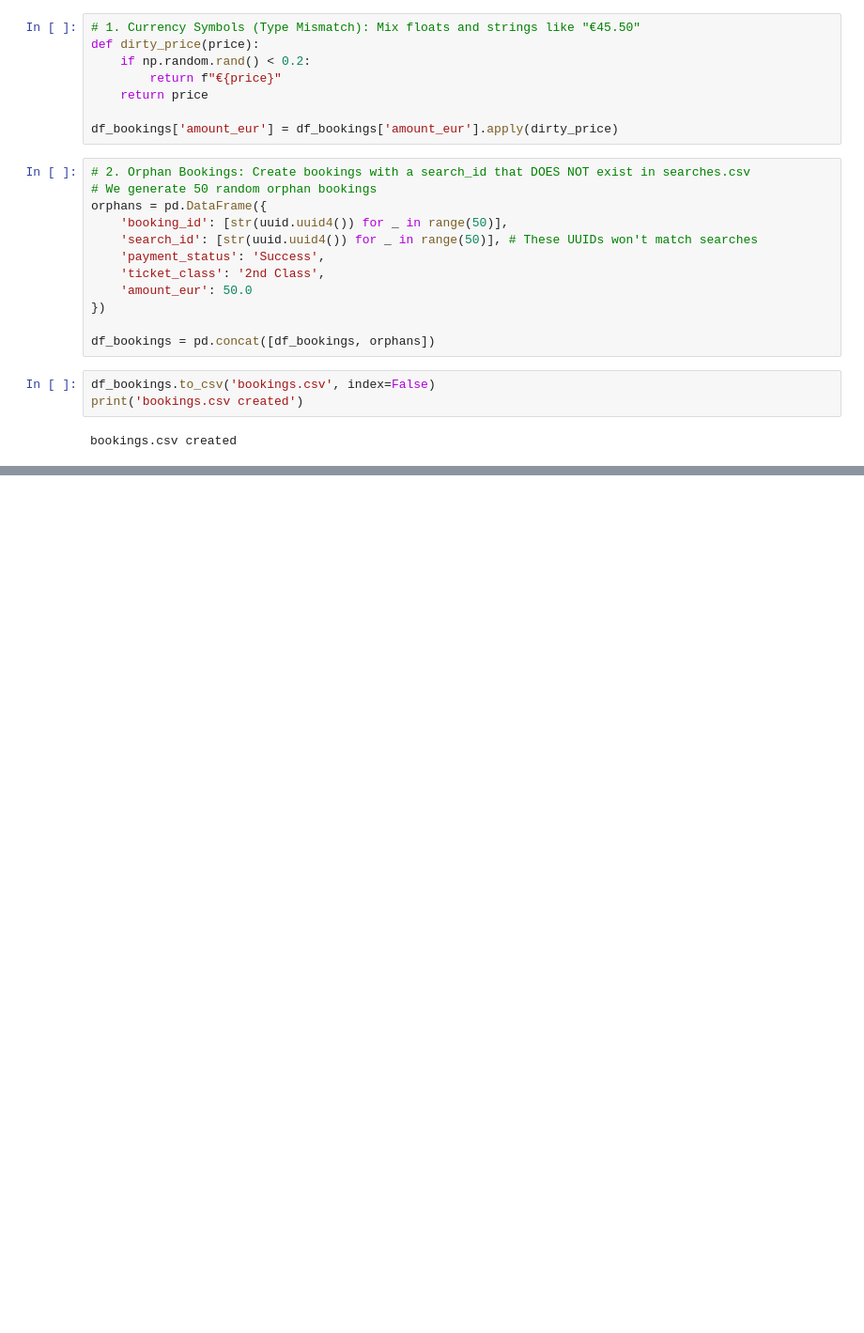
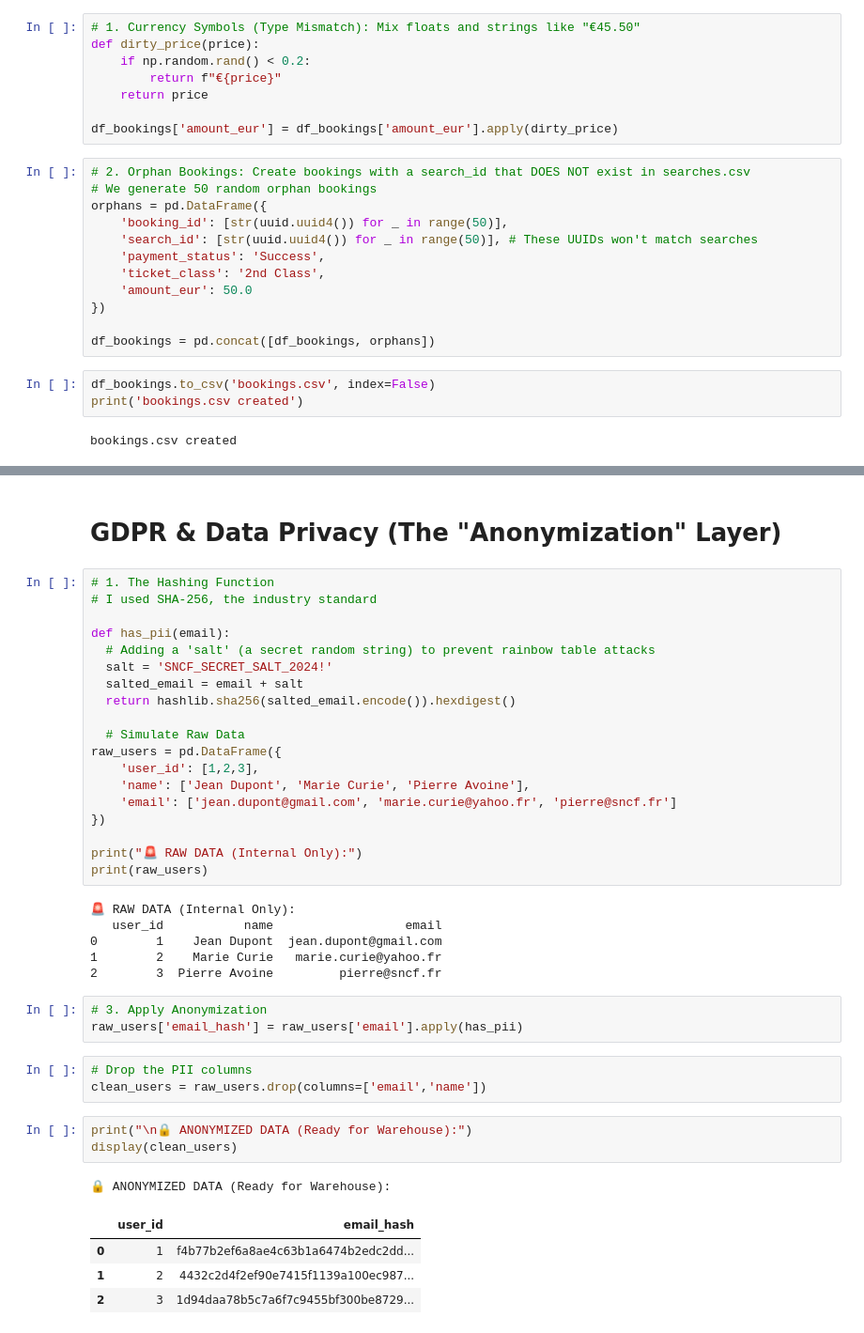
Before and after one commit to cbonnin88/RailFlow, a Jupyter notebook: Data_Generation_RailFlow.ipynb, the cells around one changed output, grey strips where cells are left out. Shown at 94% size. Drawn from its saved outputs; the diff is of its cells as text; blank space fills up the shorter version.

Commit message:
Implemented a GDPR & Data Privacy function

```diff
--- a/Data_Generation_RailFlow.ipynb
+++ b/Data_Generation_RailFlow.ipynb
@@ -202,0 +204,42 @@ df_bookings.head()
+# %% [markdown]
+# **GDPR & Data Privacy (The "Anonymization" Layer)**
+# %%
+# 1. The Hashing Function
+# I used SHA-256, the industry standard
+
+def has_pii(email):
+  # Adding a 'salt' (a secret random string) to prevent rainbow table attacks
+  salt = 'SNCF_SECRET_SALT_2024!'
+  salted_email = email + salt
+  return hashlib.sha256(salted_email.encode()).hexdigest()
+
+  # Simulate Raw Data
+raw_users = pd.DataFrame({
+    'user_id': [1,2,3],
+    'name': ['Jean Dupont', 'Marie Curie', 'Pierre Avoine'],
+    'email': ['jean.dupont@gmail.com', 'marie.curie@yahoo.fr', 'pierre@sncf.fr']
+})
+
+print("🚨 RAW DATA (Internal Only):")
+print(raw_users)
+# %% [output]
+🚨 RAW DATA (Internal Only):
+   user_id           name                  email
+0        1    Jean Dupont  jean.dupont@gmail.com
+1        2    Marie Curie   marie.curie@yahoo.fr
+2        3  Pierre Avoine         pierre@sncf.fr
+# %%
+# 3. Apply Anonymization
+raw_users['email_hash'] = raw_users['email'].apply(has_pii)
+# %%
+# Drop the PII columns
+clean_users = raw_users.drop(columns=['email','name'])
+# %%
+print("\n🔒 ANONYMIZED DATA (Ready for Warehouse):")
+display(clean_users)
+# %% [output]
+🔒 ANONYMIZED DATA (Ready for Warehouse):
+|  | user_id | email_hash |
+| 0 | 1 | f4b77b2ef6a8ae4c63b1a6474b2edc2dd... |
+| 1 | 2 | 4432c2d4f2ef90e7415f1139a100ec987... |
+| 2 | 3 | 1d94daa78b5c7a6f7c9455bf300be8729... |
```
Also changed, not shown: parts of 5 cells of this notebook.
